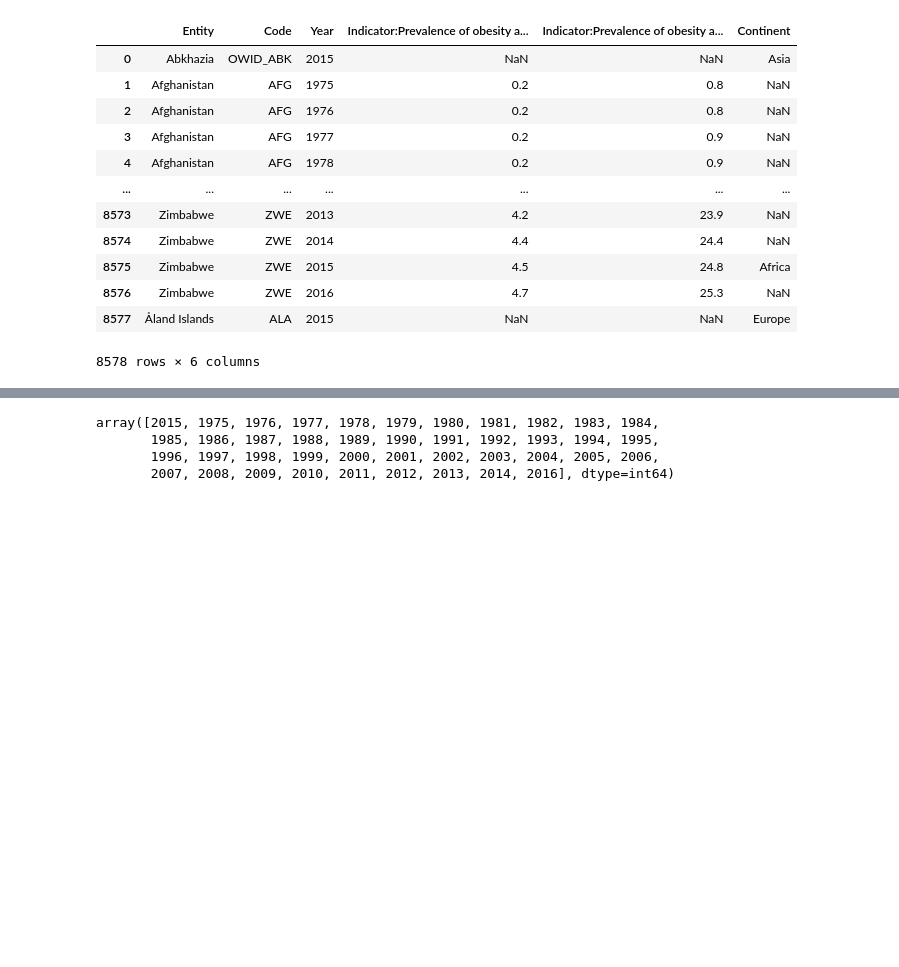
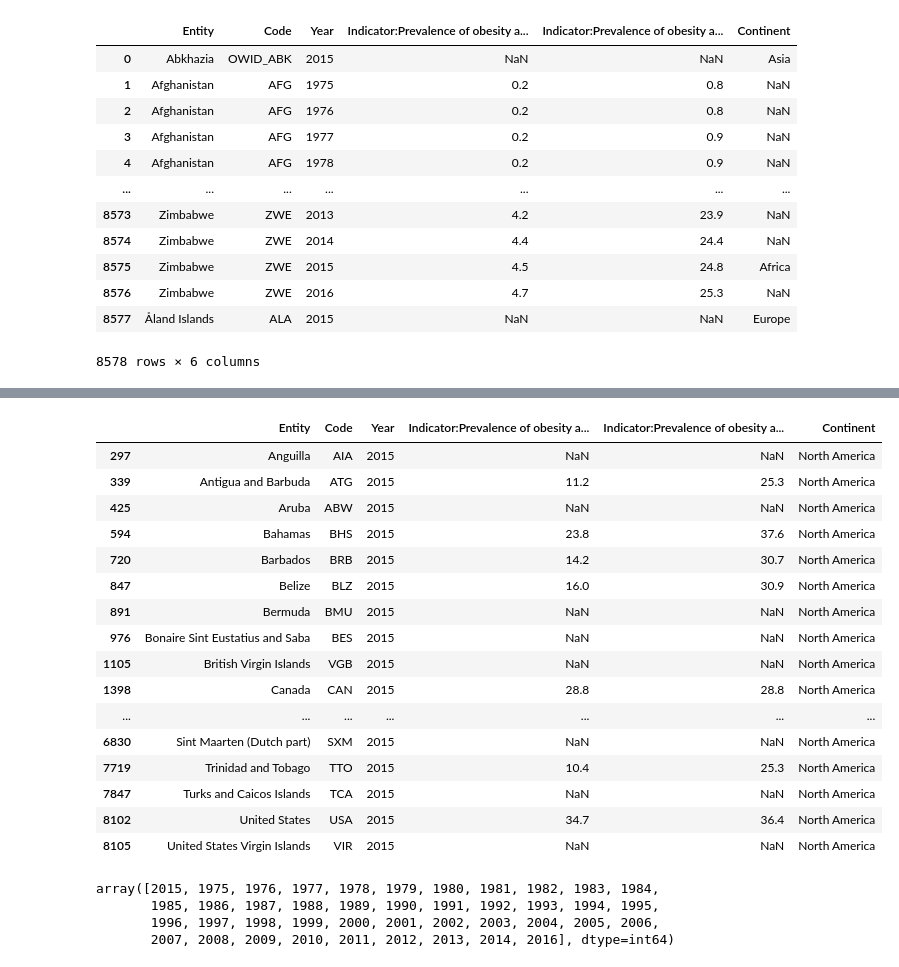
Before and after one commit to sgoolsby88/da7_capstone, a Jupyter notebook: notebooks/EDA_BMI.ipynb, the cells around one changed output, grey strips where cells are left out. Cells and saved outputs as stored; diff of their text form; code cells hidden in the pictures; blank space fills up the shorter version.

```diff
--- a/notebooks/EDA_BMI.ipynb
+++ b/notebooks/EDA_BMI.ipynb
@@ -24,3 +76,24 @@ men_vs_women
+# %%
+north_america=men_vs_women.loc[(men_vs_women['Continent']=='North America')]
+north_america
+# %% [output]
+|  | Entity | Code | Year | Indicator:Prevalence of obesity a... | Indicator:Prevalence of obesity a... | Continent |
+| 297 | Anguilla | AIA | 2015 | NaN | NaN | North America |
+| 339 | Antigua and Barbuda | ATG | 2015 | 11.2 | 25.3 | North America |
+| 425 | Aruba | ABW | 2015 | NaN | NaN | North America |
+| 594 | Bahamas | BHS | 2015 | 23.8 | 37.6 | North America |
+| 720 | Barbados | BRB | 2015 | 14.2 | 30.7 | North America |
+| 847 | Belize | BLZ | 2015 | 16.0 | 30.9 | North America |
+| 891 | Bermuda | BMU | 2015 | NaN | NaN | North America |
+| 976 | Bonaire Sint Eustatius and Saba | BES | 2015 | NaN | NaN | North America |
+| 1105 | British Virgin Islands | VGB | 2015 | NaN | NaN | North America |
+| 1398 | Canada | CAN | 2015 | 28.8 | 28.8 | North America |
+| ... | ... | ... | ... | ... | ... | ... |
+| 6830 | Sint Maarten (Dutch part) | SXM | 2015 | NaN | NaN | North America |
+| 7719 | Trinidad and Tobago | TTO | 2015 | 10.4 | 25.3 | North America |
+| 7847 | Turks and Caicos Islands | TCA | 2015 | NaN | NaN | North America |
+| 8102 | United States | USA | 2015 | 34.7 | 36.4 | North America |
+| 8105 | United States Virgin Islands | VIR | 2015 | NaN | NaN | North America |
 # %%
 men_vs_women['Year'].unique()
 # %% [output]
```
Also changed, not shown: parts of 10 cells of this notebook, 2 other files.
